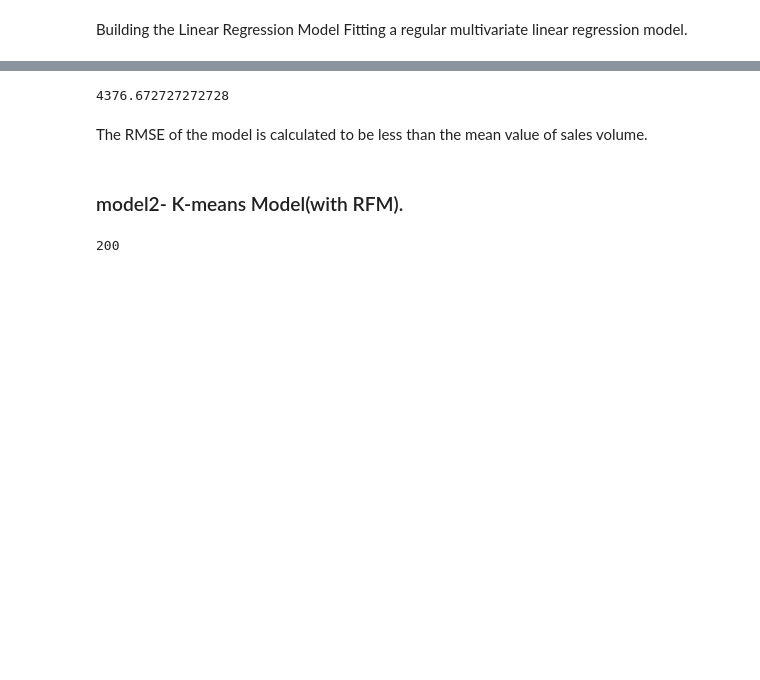
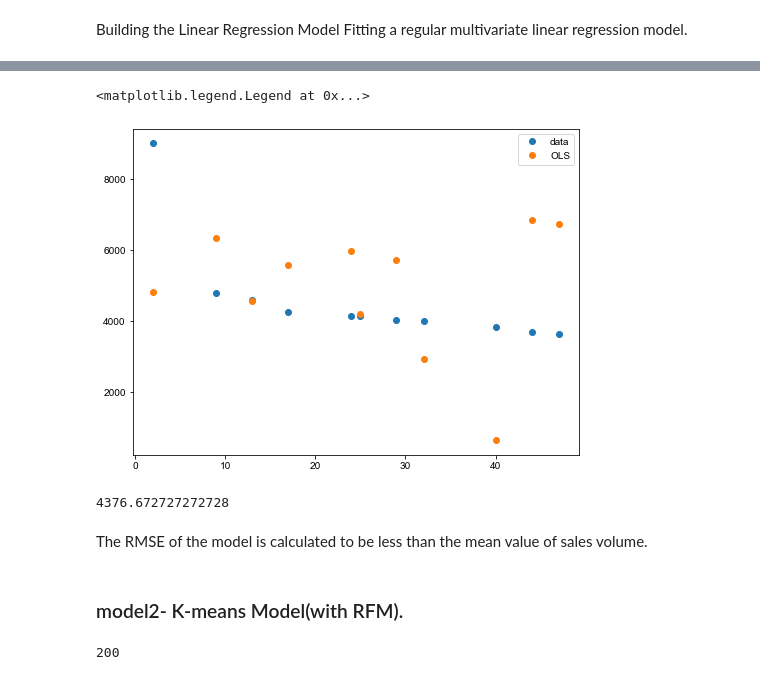
Before and after one commit to UniqueLWS/LWS, a Jupyter notebook: 7810_Group project source code_group 6.ipynb, the cells around one changed output, grey strips where cells are left out. Cells and saved outputs as stored; diff of their text form; code cells hidden in the pictures; blank space fills up the shorter version.

```diff
--- a/7810_Group project source code_group 6.ipynb
+++ b/7810_Group project source code_group 6.ipynb
@@ -1034,3 +1026,12 @@ sqrt(mean_squared_error(y_test, y_pred))
+# %%
+# plot y_test and y_pred
+fig, ax = plt.subplots(figsize=(8,6))
+ax.plot(y_test, 'o', label="data")
+ax.plot(y_pred, 'o', label="OLS")
+ax.legend(loc='best')
+# %% [output]
+<matplotlib.legend.Legend at 0x...>
+[figure, added]
 # %%
 import statistics
 print(statistics.mean(product_data1['Sales volume']))
```
Also changed, not shown: parts of 17 cells of this notebook.
